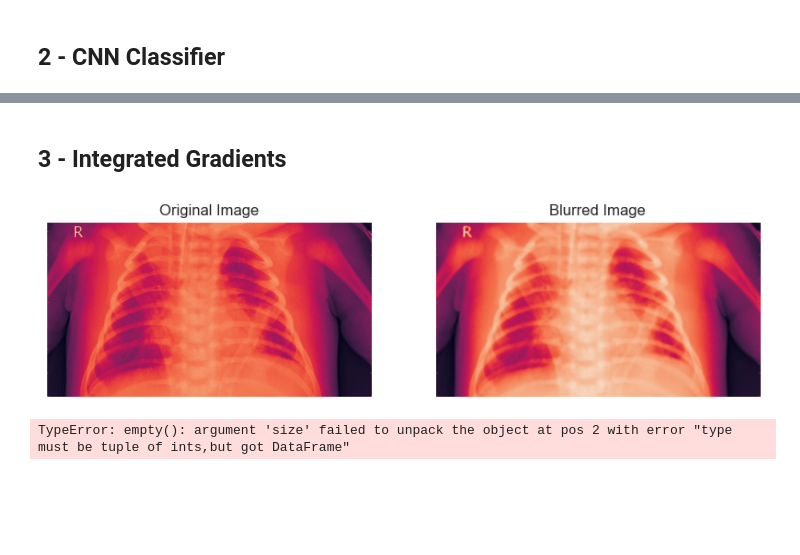
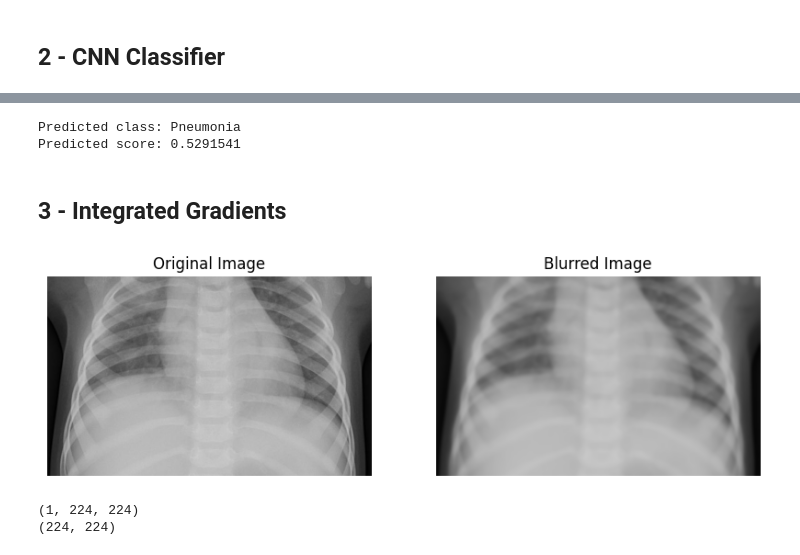
Before and after one commit to nexusfb/ETH-MLxHC-Interpretable-Medical-Data-Classification, a Jupyter notebook: pj1_pt2f.ipynb, the cells around one changed output, grey strips where cells are left out. Saved outputs shown, nothing was run; the diff lists cells and outputs as text; code cells hidden in the pictures; blank space fills up the shorter version.

```diff
--- a/pj1_pt2f.ipynb
+++ b/pj1_pt2f.ipynb
@@ -224,37 +398,75 @@ for i in range(1):
+# %%
+from PIL import Image
+import torchvision.transforms as transforms
+
+
+image_transforms = transforms.Compose([
+    transforms.Resize((224, 224)),
+    transforms.Grayscale(num_output_channels=1),
+    transforms.ToTensor(),
+])
+
+
+def predict_class_and_score(model, image_path):
+
+    image = Image.open(image_path)
+    image_tensor = image_transforms(image).unsqueeze(0)
+    image_tensor = image_tensor.to(device)
+    with torch.no_grad():
+        model.eval()
+        outputs = model(image_tensor)
+        _, predicted = torch.max(outputs, 1)
+        predicted_class = 'Normal' if predicted.item() == 0 else 'Pneumonia'
+        predicted_score = torch.sigmoid(outputs).squeeze().cpu().numpy()[predicted.item()]
+    return predicted_class, predicted_score
+
+
+image_path = './datasets/chest_xray/train/PNEUMONIA/person1_bacteria_2.jpeg'
+predicted_class, predicted_score = predict_class_and_score(model, image_path)
+print('Predicted class:', predicted_class)
+print('Predicted score:', predicted_score)
+# %% [output]
+Predicted class: Pneumonia
+Predicted score: 0.5291541
 # %% [markdown]
 ## 3 - Integrated Gradients
 # %%
-# create baseline
-baseline_img = random.choice(test_df['image'])
-baseline_img = Image.open(baseline_img)
+
+baseline_img = Image.open('./datasets/chest_xray/train/PNEUMONIA/person1_bacteria_1.jpeg')
 def create_blurred_baseline(image, blur_radius):
     image_np = np.array(image)
     blurred_image = cv2.GaussianBlur(image_np, (blur_radius, blur_radius), 0)
     return blurred_image
-blur_radius = 11
+blur_radius = 21
 blurred_baseline = create_blurred_baseline(baseline_img, blur_radius)
 
 # original image
 plt.figure(figsize=(10, 5))
 plt.subplot(1, 2, 1)
 plt.imshow(baseline_img)
 plt.title('Original Image')
 plt.axis('off')
 # blurred image
 plt.subplot(1, 2, 2)
 plt.imshow(blurred_baseline)
 plt.title('Blurred Image')
 plt.axis('off')
 plt.show()
 
-# to tensor
+
+
+from torchvision.transforms import ToPILImage
+
+def numpy_transforms(image):
+    to_pil = ToPILImage()
+    pil_image = to_pil(image)
+    tensor_image = image_transforms(pil_image).unsqueeze(0)
+
+    return tensor_image
+
+
+blurred_baseline = numpy_transforms(blurred_baseline)
+
 baseline_img_tensor = torch.tensor(blurred_baseline, dtype=torch.float32)
-# alternatively: baseline_img_tensor = torch.tensor([0.0])
 # %% [output]
-[figure, old version]
+[figure, new version]
-# %%
-# 0 - integrated gradients method and attributions values
-ig = IntegratedGradients(model)
-attributions = ig.attribute(X_test, baselines=baseline_img_tensor)
-# %% [output]
-TypeError: empty(): argument 'size' failed to unpack the object at pos 2 with error "type must be tuple of ints,but got DataFrame"
@@ -286,0 +481,6 @@ visualize_attributions(test_df_label_1, title='Pneunoma')
+# %%
+print(normalized_attributions_ig.squeeze(0).detach().numpy().shape)
+print( np.transpose(image2.squeeze().cpu().detach().numpy(), ( 1, 0)).shape)
+# %% [output]
+(1, 224, 224)
+(224, 224)
```
Also changed, not shown: parts of 17 cells of this notebook, 2 other files.
